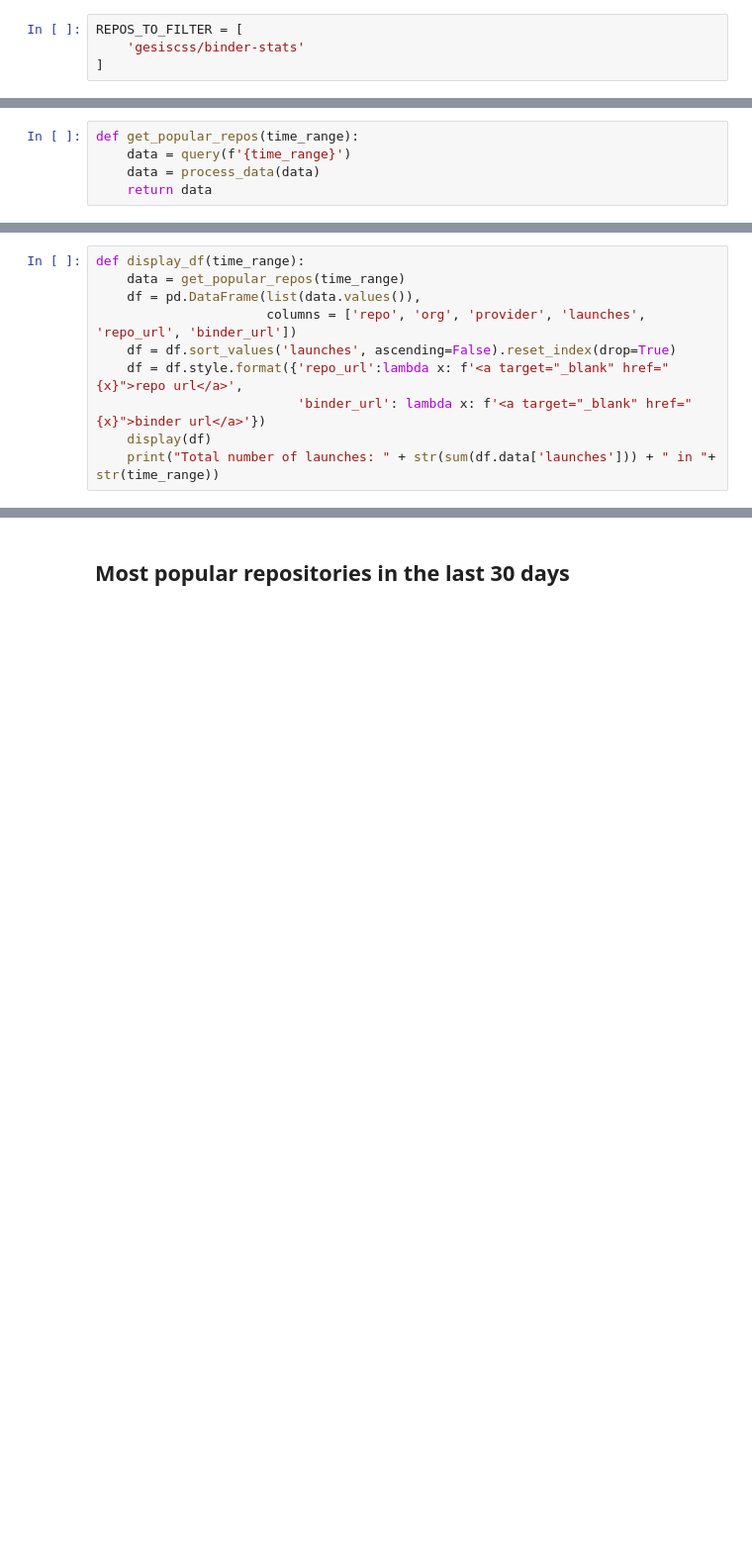
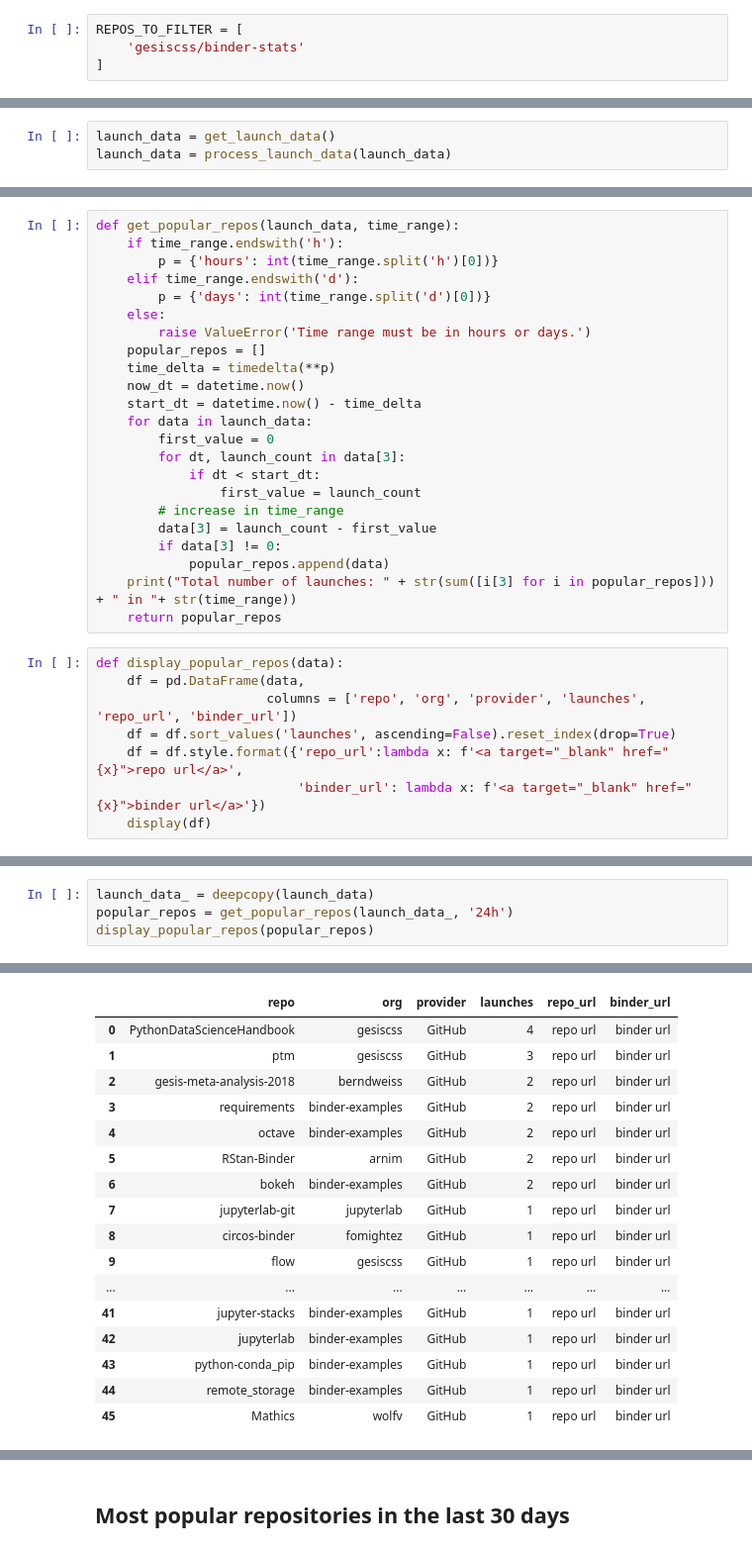
Before and after one commit to bitnik/binder-stats, a Jupyter notebook: popular_repos.ipynb, the cells around one changed output, grey strips where cells are left out. Shown: that part at 99% size. Drawn from its saved outputs; the diff is of its cells as text; blank space fills up the shorter version.

Commit message:
another try to get popular repos correctly

```diff
--- a/popular_repos.ipynb
+++ b/popular_repos.ipynb
@@ -45,6 +68,4 @@ def process_data(data):
     return d
-# %%
-def get_popular_repos(time_range):
-    data = query(f'{time_range}')
-    data = process_data(data)
-    return data
+# %%
+launch_data = get_launch_data()
+launch_data = process_launch_data(launch_data)
@@ -51,10 +96,31 @@ def get_popular_repos(time_range):
+# %%
+def get_popular_repos(launch_data, time_range):
+    if time_range.endswith('h'):
+        p = {'hours': int(time_range.split('h')[0])}
+    elif time_range.endswith('d'):
+        p = {'days': int(time_range.split('d')[0])}
+    else:
+        raise ValueError('Time range must be in hours or days.')
+    popular_repos = []
+    time_delta = timedelta(**p)
+    now_dt = datetime.now()
+    start_dt = datetime.now() - time_delta
+    for data in launch_data:
+        first_value = 0
+        for dt, launch_count in data[3]:
+            if dt < start_dt:
+                first_value = launch_count
+        # increase in time_range
+        data[3] = launch_count - first_value
+        if data[3] != 0:
+            popular_repos.append(data)
+    print("Total number of launches: " + str(sum([i[3] for i in popular_repos])) + " in "+ str(time_range))
+    return popular_repos
 # %%
-def display_df(time_range):
-    data = get_popular_repos(time_range)
-    df = pd.DataFrame(list(data.values()),
+def display_popular_repos(data):
+    df = pd.DataFrame(data,
                       columns = ['repo', 'org', 'provider', 'launches', 'repo_url', 'binder_url'])
     df = df.sort_values('launches', ascending=False).reset_index(drop=True)
     df = df.style.format({'repo_url':lambda x: f'<a target="_blank" href="{x}">repo url</a>',
                           'binder_url': lambda x: f'<a target="_blank" href="{x}">binder url</a>'})
     display(df)
-    print("Total number of launches: " + str(sum(df.data['launches'])) + " in "+ str(time_range))
@@ -75,0 +141,5 @@ Total number of launches: 15 in 1h
+# %%
+launch_data_ = deepcopy(launch_data)
+popular_repos = get_popular_repos(launch_data_, '24h')
+display_popular_repos(popular_repos)
+# %% [output]
@@ -76 +147,18 @@ Total number of launches: 15 in 1h
+|  | repo | org | provider | launches | repo_url | binder_url |
+| 0 | PythonDataScienceHandbook | gesiscss | GitHub | 4 | repo url | binder url |
+| 1 | ptm | gesiscss | GitHub | 3 | repo url | binder url |
+| 2 | gesis-meta-analysis-2018 | berndweiss | GitHub | 2 | repo url | binder url |
+| 3 | requirements | binder-examples | GitHub | 2 | repo url | binder url |
+| 4 | octave | binder-examples | GitHub | 2 | repo url | binder url |
+| 5 | RStan-Binder | arnim | GitHub | 2 | repo url | binder url |
+| 6 | bokeh | binder-examples | GitHub | 2 | repo url | binder url |
+| 7 | jupyterlab-git | jupyterlab | GitHub | 1 | repo url | binder url |
+| 8 | circos-binder | fomightez | GitHub | 1 | repo url | binder url |
+| 9 | flow | gesiscss | GitHub | 1 | repo url | binder url |
+| ... | ... | ... | ... | ... | ... | ... |
+| 41 | jupyter-stacks | binder-examples | GitHub | 1 | repo url | binder url |
+| 42 | jupyterlab | binder-examples | GitHub | 1 | repo url | binder url |
+| 43 | python-conda_pip | binder-examples | GitHub | 1 | repo url | binder url |
+| 44 | remote_storage | binder-examples | GitHub | 1 | repo url | binder url |
+| 45 | Mathics | wolfv | GitHub | 1 | repo url | binder url |
 # %% [markdown]
```
Also changed, not shown: parts of 23 cells of this notebook.
